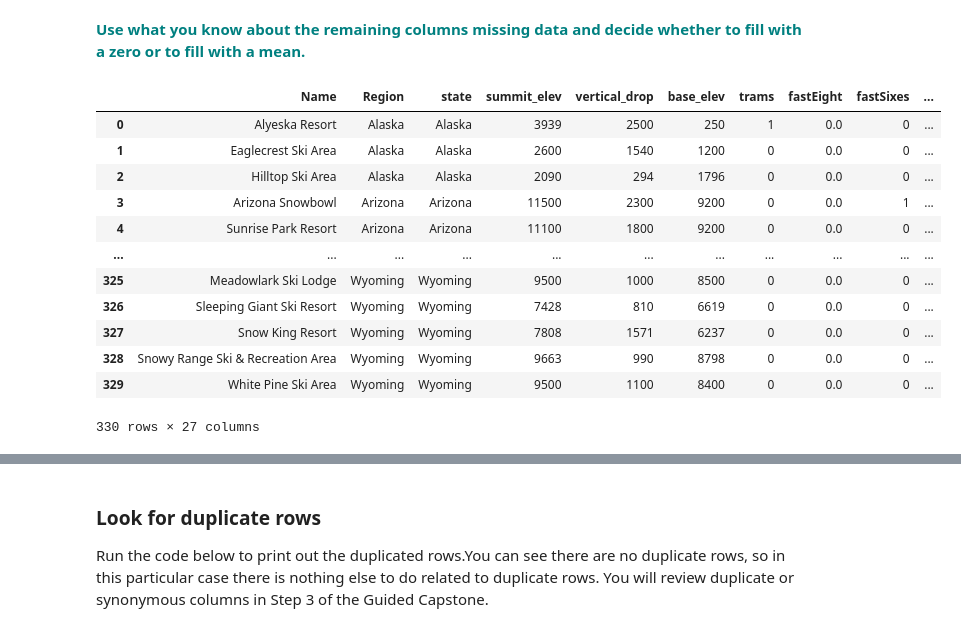
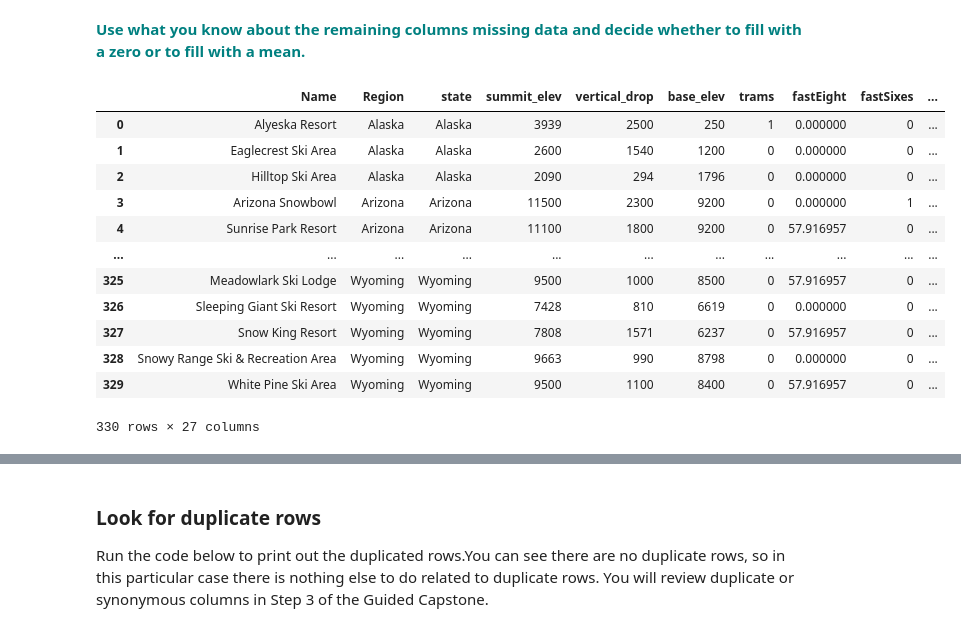
Before and after one commit to samblake30/Springboard, a Jupyter notebook: Guided-capstone/GuidedCapstone_Step2HL (1).ipynb, the cells around one changed output, grey strips where cells are left out. Cells and saved outputs as stored; diff of their text form; code cells hidden in the pictures.

```diff
--- a/Guided-capstone/GuidedCapstone_Step2HL (1).ipynb
+++ b/Guided-capstone/GuidedCapstone_Step2HL (1).ipynb
@@ -97,8 +97,8 @@ Now you're ready to read your data into a pandas dataframe. In this exercise, th
 # %% [markdown]
 <font color='teal'> **Load the data into a pandas dataframe and print the first five rows of the dataframe.**</font>
 # %%
-file = pd.read_csv('updated_ski_data (1).csv')
-file.head(30)
+df_file = pd.read_csv('updated_ski_data (1).csv')
+df_file.head(10)
 # %% [output]
 |  | Name | Region | state | summit_elev | vertical_drop | base_elev | trams | fastEight | fastSixes | ... |
 | 0 | Alyeska Resort | Alaska | Alaska | 3939 | 2500 | 250 | 1 | 0.0 | 0 | ... |
@@ -397,4 +421,5 @@ As you can see from running the above cell, there are no fastEight lift values m
 
 Hint: you could use the `fillna()` method here.
 # %%
-file['fastEight']=file['fastEight'].fillna(0)
+df_file['fastEight']=df_file['fastEight'].fillna(0)
+print(df_file['fastEight'])
@@ -407,2 +459,4 @@ Next, let's consider the ticket price columns 'AdultWeekday' & 'AdultWeekend'. Y
 # %%
-file['AdultWeekday']=file['AdultWeekday'].fillna((file['AdultWeekday'].mean()), inplace=True)
+df_file['AdultWeekday'].fillna((df_file['AdultWeekday'].dropna().mean()), inplace=True)
+df_file['AdultWeekday'].unique()
+#df_file['AdultWeekday'].dropna().mean()
@@ -412,20 +484,19 @@ file['AdultWeekday']=file['AdultWeekday'].fillna((file['AdultWeekday'].mean()),
 file['NightSkiing_ac'].isnull().values.any()
 file['NightSkiing_ac']=file['NightSkiing_ac'].fillna(0)
 # %%
-file['AdultWeekend']=file['AdultWeekend'].fillna((file['AdultWeekend'].mean()), inplace=True)
-file = file.fillna(0)
-file
+df_file['AdultWeekend'].fillna((df_file['AdultWeekend'].dropna().mean()), inplace=True)
+df_file
 # %% [output]
 |  | Name | Region | state | summit_elev | vertical_drop | base_elev | trams | fastEight | fastSixes | ... |
-| 0 | Alyeska Resort | Alaska | Alaska | 3939 | 2500 | 250 | 1 | 0.0 | 0 | ... |
-| 1 | Eaglecrest Ski Area | Alaska | Alaska | 2600 | 1540 | 1200 | 0 | 0.0 | 0 | ... |
-| 2 | Hilltop Ski Area | Alaska | Alaska | 2090 | 294 | 1796 | 0 | 0.0 | 0 | ... |
-| 3 | Arizona Snowbowl | Arizona | Arizona | 11500 | 2300 | 9200 | 0 | 0.0 | 1 | ... |
-| 4 | Sunrise Park Resort | Arizona | Arizona | 11100 | 1800 | 9200 | 0 | 0.0 | 0 | ... |
+| 0 | Alyeska Resort | Alaska | Alaska | 3939 | 2500 | 250 | 1 | 0.000000 | 0 | ... |
+| 1 | Eaglecrest Ski Area | Alaska | Alaska | 2600 | 1540 | 1200 | 0 | 0.000000 | 0 | ... |
+| 2 | Hilltop Ski Area | Alaska | Alaska | 2090 | 294 | 1796 | 0 | 0.000000 | 0 | ... |
+| 3 | Arizona Snowbowl | Arizona | Arizona | 11500 | 2300 | 9200 | 0 | 0.000000 | 1 | ... |
+| 4 | Sunrise Park Resort | Arizona | Arizona | 11100 | 1800 | 9200 | 0 | 57.916957 | 0 | ... |
 | ... | ... | ... | ... | ... | ... | ... | ... | ... | ... | ... |
-| 325 | Meadowlark Ski Lodge | Wyoming | Wyoming | 9500 | 1000 | 8500 | 0 | 0.0 | 0 | ... |
-| 326 | Sleeping Giant Ski Resort | Wyoming | Wyoming | 7428 | 810 | 6619 | 0 | 0.0 | 0 | ... |
-| 327 | Snow King Resort | Wyoming | Wyoming | 7808 | 1571 | 6237 | 0 | 0.0 | 0 | ... |
-| 328 | Snowy Range Ski & Recreation Area | Wyoming | Wyoming | 9663 | 990 | 8798 | 0 | 0.0 | 0 | ... |
-| 329 | White Pine Ski Area | Wyoming | Wyoming | 9500 | 1100 | 8400 | 0 | 0.0 | 0 | ... |
+| 325 | Meadowlark Ski Lodge | Wyoming | Wyoming | 9500 | 1000 | 8500 | 0 | 57.916957 | 0 | ... |
+| 326 | Sleeping Giant Ski Resort | Wyoming | Wyoming | 7428 | 810 | 6619 | 0 | 0.000000 | 0 | ... |
+| 327 | Snow King Resort | Wyoming | Wyoming | 7808 | 1571 | 6237 | 0 | 57.916957 | 0 | ... |
+| 328 | Snowy Range Ski & Recreation Area | Wyoming | Wyoming | 9663 | 990 | 8798 | 0 | 0.000000 | 0 | ... |
+| 329 | White Pine Ski Area | Wyoming | Wyoming | 9500 | 1100 | 8400 | 0 | 57.916957 | 0 | ... |
 330 rows × 27 columns
```
Also changed, not shown: parts of 20 cells of this notebook.
